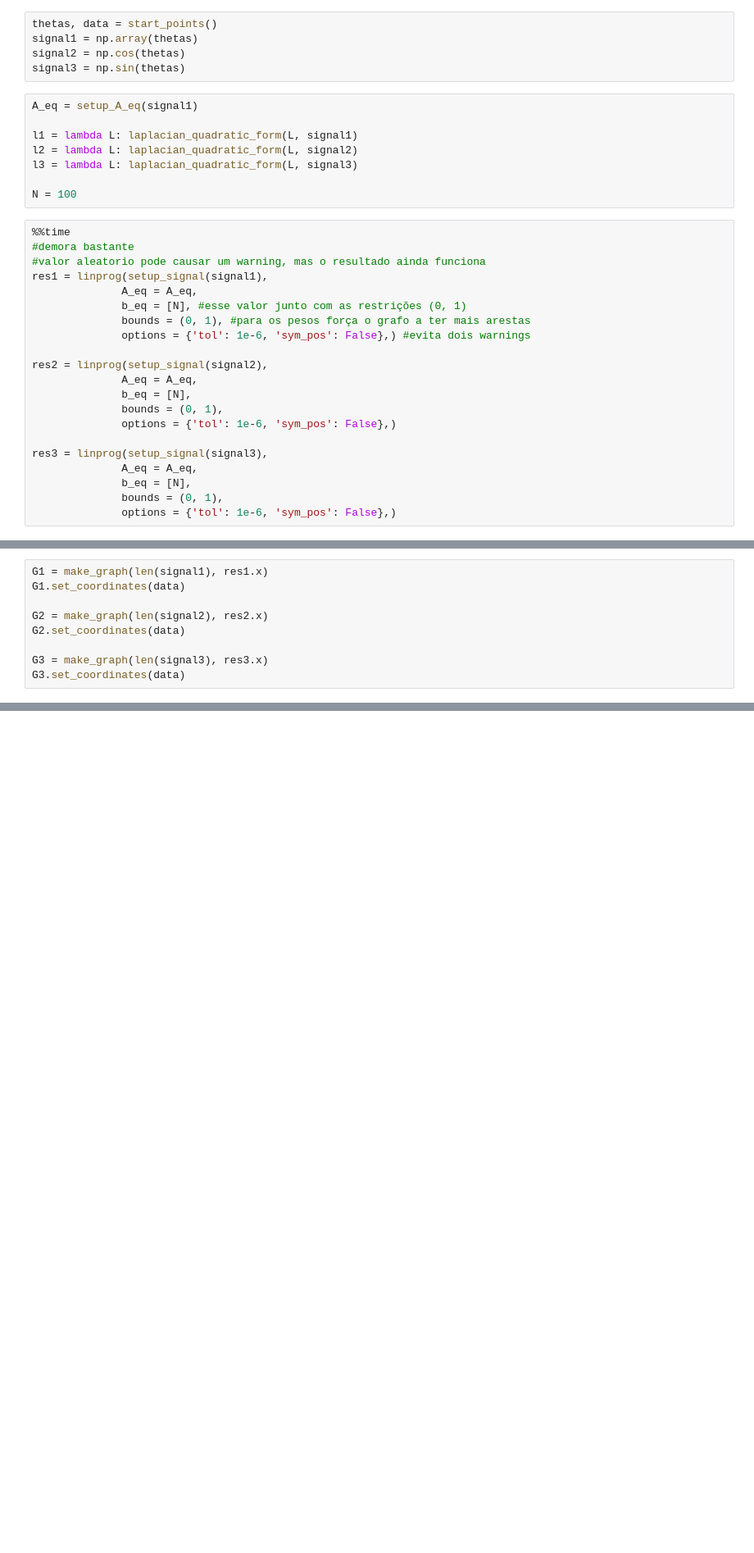
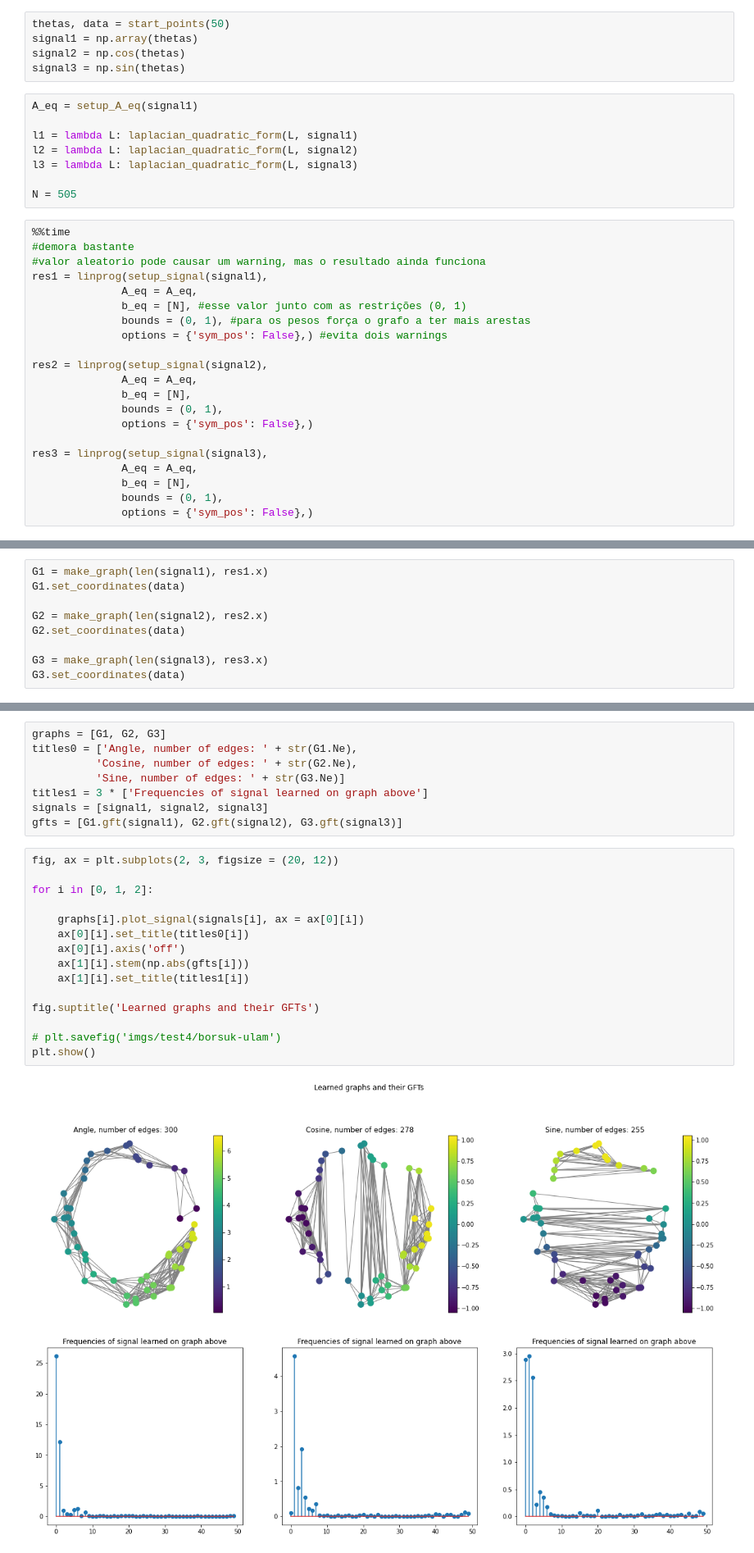
Before and after one commit to hollebenthiago/gsp, a Jupyter notebook: gsp5 - Graph Learning examples.ipynb, the cells around one changed output, grey strips where cells are left out. Shown: that part at 82% size. Drawn from its saved outputs; the diff is of its cells as text; blank space fills up the shorter version.

Commit message:
simple graph learning examples, need to check

```diff
--- a/gsp5 - Graph Learning examples.ipynb
+++ b/gsp5 - Graph Learning examples.ipynb
@@ -104,7 +103,7 @@ def make_graph(n, ws):
             W[i, j] = W[j, i]
     return p.graphs.Graph(W)
 # %%
-thetas, data = start_points()
+thetas, data = start_points(50)
 signal1 = np.array(thetas)
 signal2 = np.cos(thetas)
 signal3 = np.sin(thetas)
@@ -115,7 +114,7 @@ l1 = lambda L: laplacian_quadratic_form(L, signal1)
 l2 = lambda L: laplacian_quadratic_form(L, signal2)
 l3 = lambda L: laplacian_quadratic_form(L, signal3)
 
-N = 100
+N = 505
 # %%
 %%time
 #demora bastante
@@ -124,17 +123,17 @@ res1 = linprog(setup_signal(signal1),
               A_eq = A_eq,
               b_eq = [N], #esse valor junto com as restrições (0, 1)
               bounds = (0, 1), #para os pesos força o grafo a ter mais arestas
-              options = {'tol': 1e-6, 'sym_pos': False},) #evita dois warnings
+              options = {'sym_pos': False},) #evita dois warnings
 
 res2 = linprog(setup_signal(signal2),
               A_eq = A_eq,
               b_eq = [N],
               bounds = (0, 1),
-              options = {'tol': 1e-6, 'sym_pos': False},)
+              options = {'sym_pos': False},)
 
 res3 = linprog(setup_signal(signal3),
               A_eq = A_eq,
               b_eq = [N],
               bounds = (0, 1),
-              options = {'tol': 1e-6, 'sym_pos': False},)
+              options = {'sym_pos': False},)
 # %% [output]
@@ -170,0 +155,25 @@ plt.show()
+# %%
+graphs = [G1, G2, G3]
+titles0 = ['Angle, number of edges: ' + str(G1.Ne),
+          'Cosine, number of edges: ' + str(G2.Ne),
+          'Sine, number of edges: ' + str(G3.Ne)]
+titles1 = 3 * ['Frequencies of signal learned on graph above']
+signals = [signal1, signal2, signal3]
+gfts = [G1.gft(signal1), G2.gft(signal2), G3.gft(signal3)]
+# %%
+fig, ax = plt.subplots(2, 3, figsize = (20, 12))
+
+for i in [0, 1, 2]:
+
+    graphs[i].plot_signal(signals[i], ax = ax[0][i])
+    ax[0][i].set_title(titles0[i])
+    ax[0][i].axis('off')
+    ax[1][i].stem(np.abs(gfts[i]))
+    ax[1][i].set_title(titles1[i])
+
+fig.suptitle('Learned graphs and their GFTs')
+
+# plt.savefig('imgs/test4/borsuk-ulam')
+plt.show()
+# %% [output]
+[figure, added]
```
Also changed, not shown: parts of 18 cells of this notebook, 1 other file.
